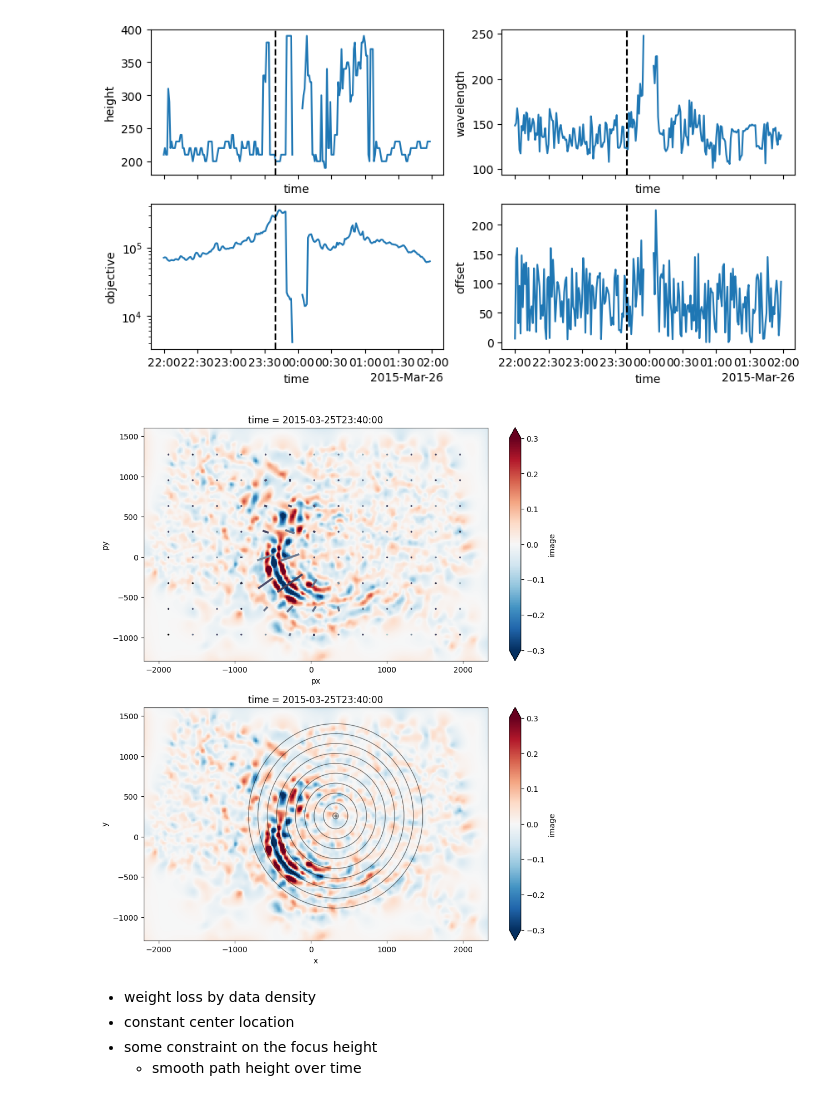
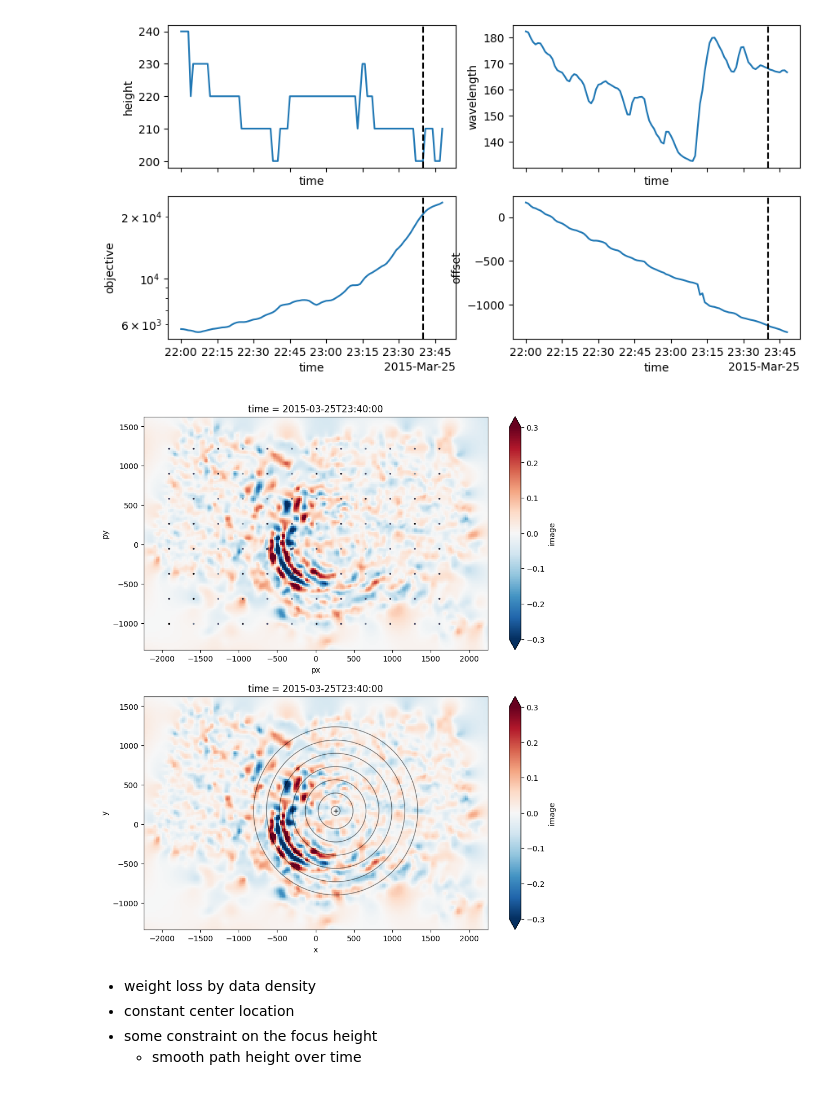
Before and after one commit to gregstarr/gnss-tid, a Jupyter notebook: analysis.ipynb, the cells around one changed output. Saved outputs shown, nothing was run; the diff lists cells and outputs as text; code cells hidden in the pictures.

```diff
--- a/analysis.ipynb
+++ b/analysis.ipynb
@@ -1,3 +4,3 @@
 # %%
 import xarray
-data = xarray.open_dataset("/homes/starrgw1/code/gnss-tid/outputs/2024-11-22/10-51-29/autofocus.h5")
+data = xarray.open_dataset("/homes/starrgw1/code/gnss-tid/outputs/2024-12-05/11-53-42/autofocus.h5")
@@ -24,28 +13,27 @@ Attributes:
 # %%
 from matplotlib import pyplot as plt
 import numpy as np
 from gnss_tid.plotting import plot_patches, plot_circles
 
 ii = 100
 
 fig, ax = plt.subplots(2, 2, sharex=True, figsize=(10, 5))
 data.height.plot(ax=ax[0, 0])
 data.wavelength.plot(ax=ax[0, 1])
 data.objective.plot(ax=ax[1, 0], yscale="log")
 data.offset.plot(ax=ax[1, 1])
 ax[0, 0].axvline(data.time.values[ii], color="k", linestyle='--')
 ax[0, 1].axvline(data.time.values[ii], color="k", linestyle='--')
 ax[1, 0].axvline(data.time.values[ii], color="k", linestyle='--')
 ax[1, 1].axvline(data.time.values[ii], color="k", linestyle='--')
 
 fig, ax = plt.subplots(2, 1, figsize=(10, 12))
 plot_patches(data.isel(time=ii), ax=ax[0], scale_base=50)
 data.isel(time=ii).image.plot(ax=ax[1], vmax=.3)
-center = [data.cx.isel(time=ii), data.cy.isel(time=ii)]
-plot_circles(center, data.wavelength.isel(time=ii), data.offset.isel(time=ii), ax=ax[1])
+plot_circles(data.center, data.wavelength.isel(time=ii), data.offset.isel(time=ii), ax=ax[1])
 # %% [output]
-[figure, old version]
+[figure, new version]
-[figure, old version]
+[figure, new version]
 # %% [markdown]
 - weight loss by data density
 - constant center location
```
Also changed, not shown: parts of 3 cells of this notebook, 5 other files.
